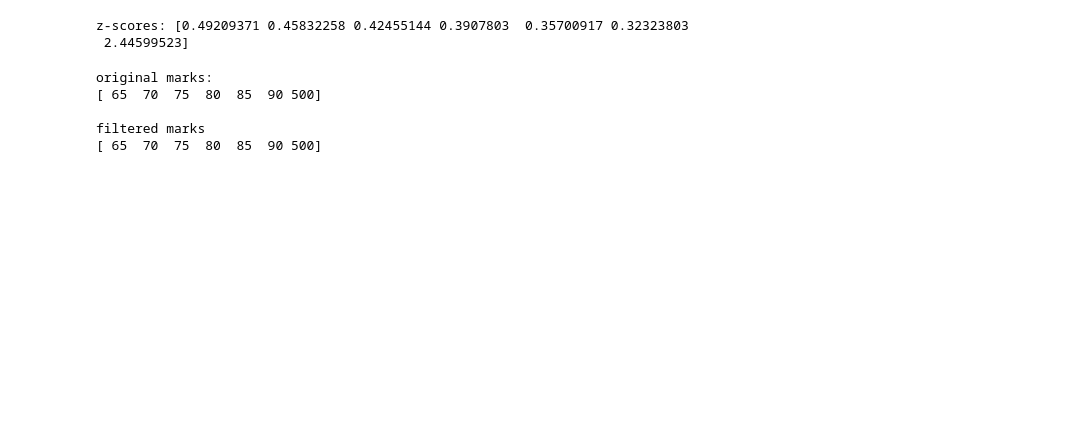
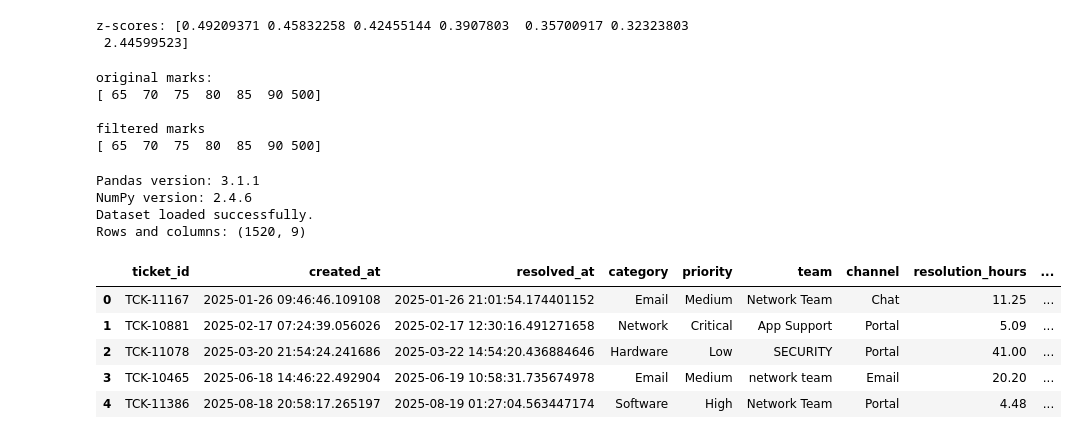
Before and after one commit to tanveer2399/libraries, a Jupyter notebook: pandas_foundamentals.ipynb, the cells around one changed output. Drawn from its saved outputs; the diff is of its cells as text; code cells hidden in the pictures; blank space fills up the shorter version.

Commit message:
Add IT desk notebook and update project files
Co-authored-by: Copilot <223556219+Copilot@users.noreply.github.com>

```diff
--- a/pandas_foundamentals.ipynb
+++ b/pandas_foundamentals.ipynb
@@ -1256,3 +1261,34 @@ original marks:
 
 filtered marks
 [ 65  70  75  80  85  90 500]
+# %%
+#IT helpdesk.csv file
+import pandas as pd
+import numpy as np
+from pathlib import Path
+
+print("Pandas version:", pd.__version__)
+print("NumPy version:", np.__version__)
+
+file_path = Path(
+    r"C:\Users\Tahseen\Desktop\mini project\datasets\it_helpdesk_tickets.csv"
+)
+
+tickets_raw = pd.read_csv(file_path)
+
+print("Dataset loaded successfully.")
+print("Rows and columns:", tickets_raw.shape)
+# %% [output]
+Pandas version: 3.1.1
+NumPy version: 2.4.6
+Dataset loaded successfully.
+Rows and columns: (1520, 9)
+# %%
+display(tickets_raw.head())
+# %% [output]
+|  | ticket_id | created_at | resolved_at | category | priority | team | channel | resolution_hours | ... |
+| 0 | TCK-11167 | 2025-01-26 09:46:46.109108 | 2025-01-26 21:01:54.174401152 | Email | Medium | Network Team | Chat | 11.25 | ... |
+| 1 | TCK-10881 | 2025-02-17 07:24:39.056026 | 2025-02-17 12:30:16.491271658 | Network | Critical | App Support | Portal | 5.09 | ... |
+| 2 | TCK-11078 | 2025-03-20 21:54:24.241686 | 2025-03-22 14:54:20.436884646 | Hardware | Low | SECURITY | Portal | 41.00 | ... |
+| 3 | TCK-10465 | 2025-06-18 14:46:22.492904 | 2025-06-19 10:58:31.735674978 | Email | Medium | network team | Email | 20.20 | ... |
+| 4 | TCK-11386 | 2025-08-18 20:58:17.265197 | 2025-08-19 01:27:04.563447174 | Software | High | Network Team | Portal | 4.48 | ... |
```
Also changed, not shown: parts of 22 cells of this notebook, 8 other files.
